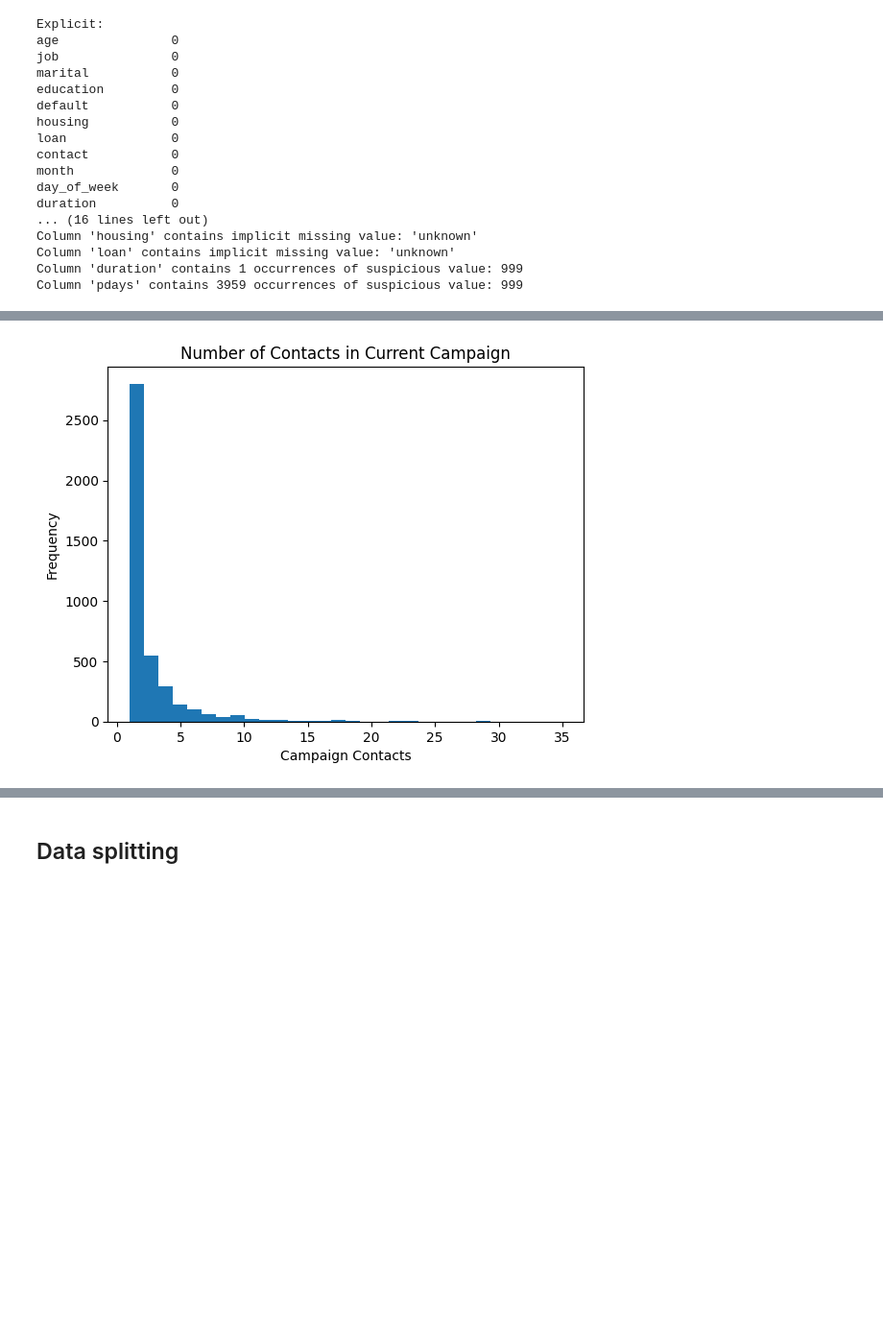
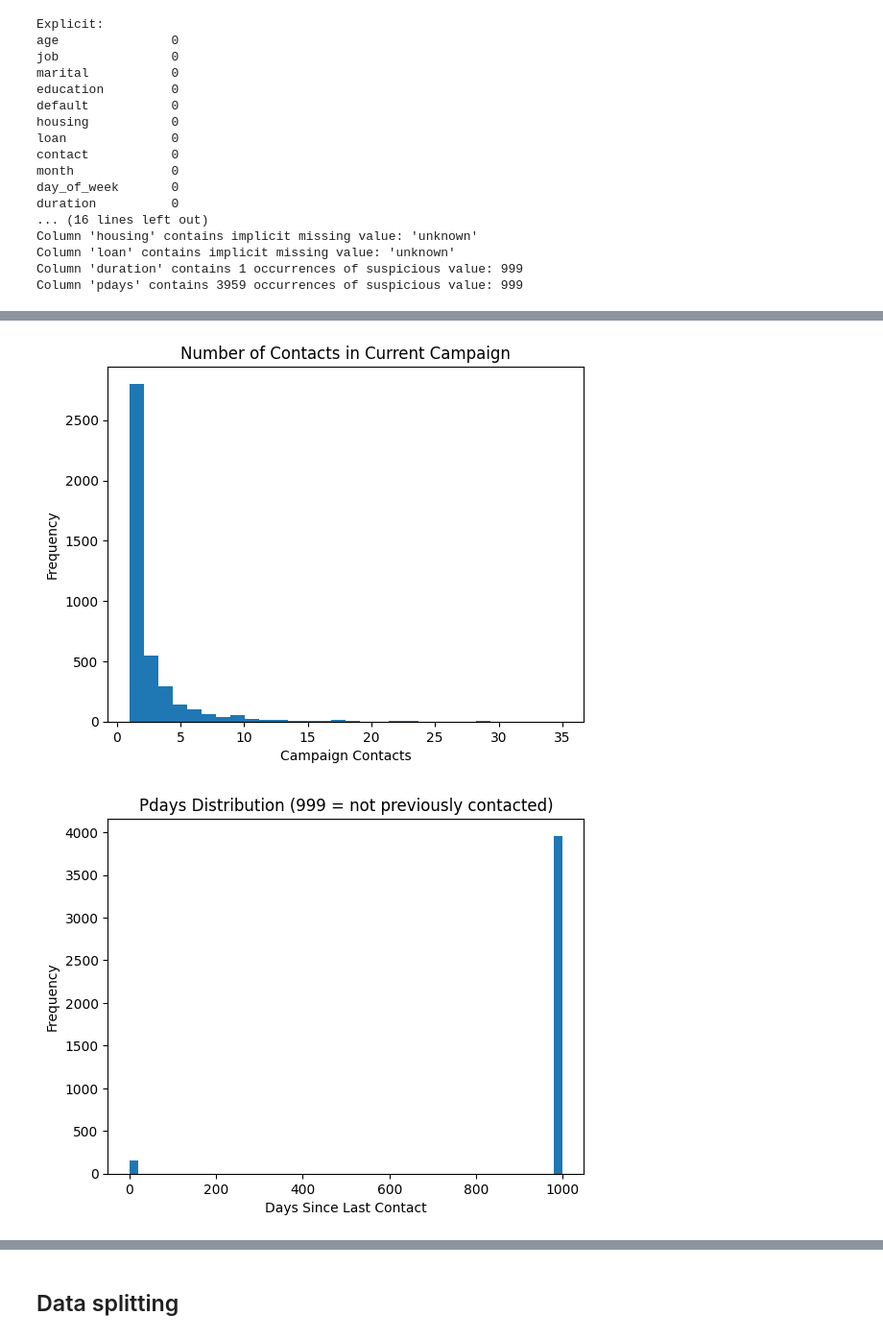
Before and after one commit to iciaradelino/ML-fundamentals-2026, a Jupyter notebook: assignment_1_iciar_adelino[_adelino].ipynb, the cells around one changed output, grey strips where cells are left out. Shown at 96% size. Saved outputs shown, nothing was run; the diff lists cells and outputs as text; code cells hidden in the pictures; blank space fills up the shorter version.

```diff
--- a/assignment_1_iciar_adelino[_adelino].ipynb
+++ b/assignment_1_iciar_adelino[_adelino].ipynb
@@ -242,17 +253,39 @@ Check the distribution of some numerical features for skewness or outliers:
 # %%
 # Age distribution
 plt.hist(df["age"], bins=30)
 plt.title("Age Distribution")
 plt.xlabel("Age")
 plt.ylabel("Frequency")
 plt.show()
 
 # Campaign distribution
 plt.hist(df["campaign"], bins=30)
 plt.title("Number of Contacts in Current Campaign")
 plt.xlabel("Campaign Contacts")
 plt.ylabel("Frequency")
 plt.show()
+
+# Pdays distribution (999 = not previously contacted)
+plt.hist(df["pdays"], bins=50)
+plt.title("Pdays Distribution (999 = not previously contacted)")
+plt.xlabel("Days Since Last Contact")
+plt.ylabel("Frequency")
+plt.show()
+
+# Previous distribution
+plt.hist(df["previous"], bins=20)
+plt.title("Number of Previous Contacts Before This Campaign")
+plt.xlabel("Previous Contacts")
+plt.ylabel("Frequency")
+plt.show()
+
+# Euribor 3-month rate distribution
+plt.hist(df["euribor3m"], bins=30)
+plt.title("Euribor 3-Month Rate Distribution")
+plt.xlabel("Euribor 3m Rate")
+plt.ylabel("Frequency")
+plt.show()
 # %% [output]
 [figure]
 [figure]
+[figure, added]
```
Also changed, not shown: parts of 43 cells of this notebook.
